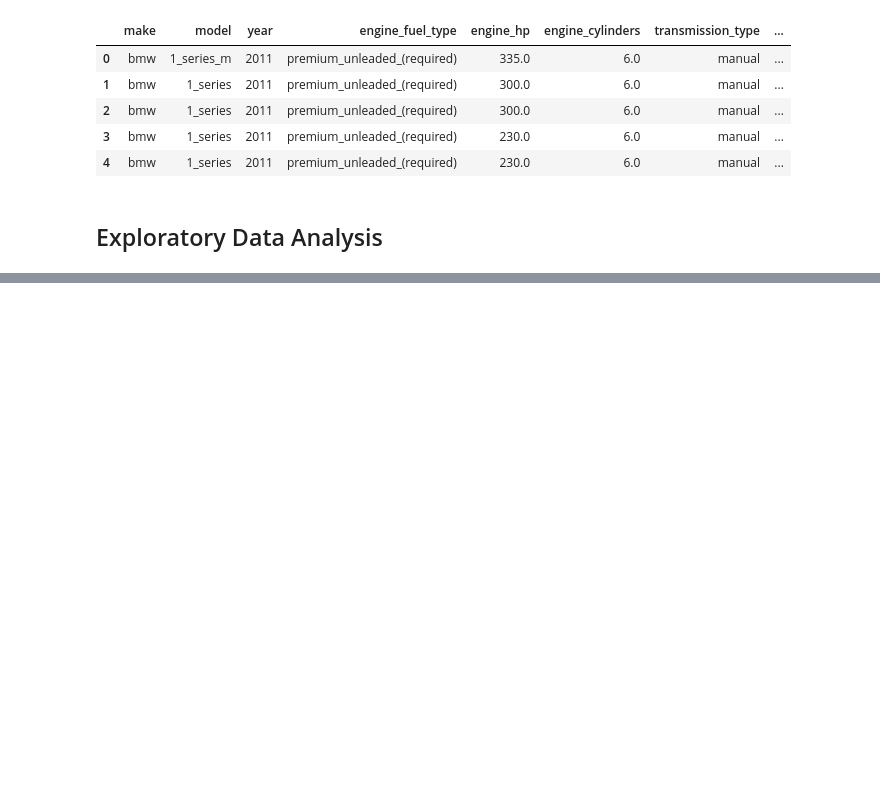
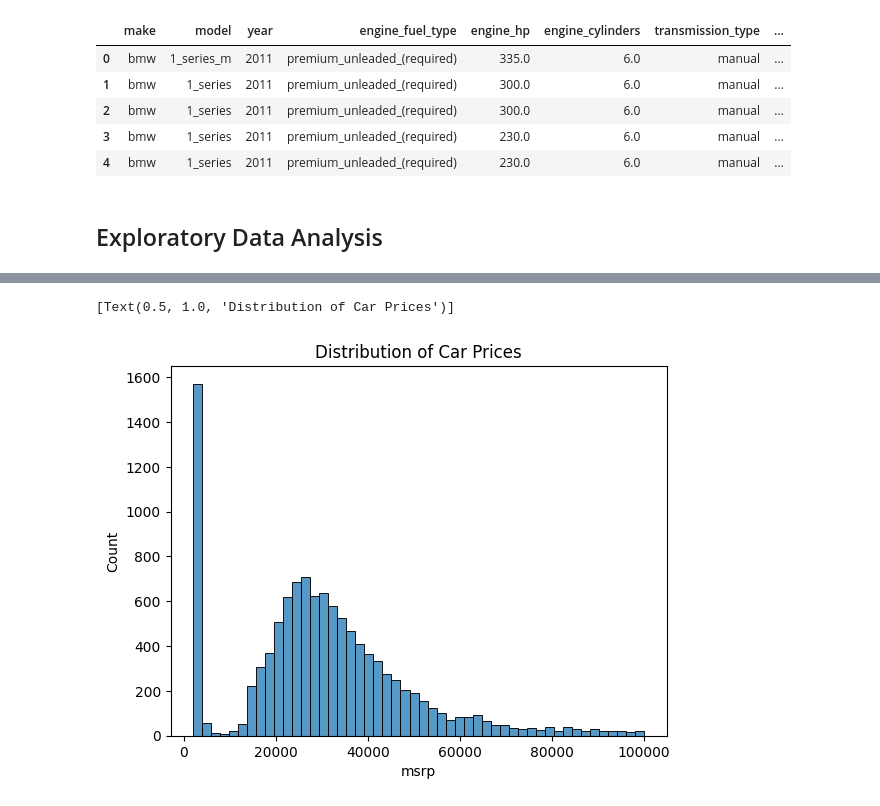
Before and after one commit to ArmandWinant/ml-zoomcamp, a Jupyter notebook: 02-regression/carprice.ipynb, the cells around one changed output, grey strips where cells are left out. Saved outputs shown, nothing was run; the diff lists cells and outputs as text; code cells hidden in the pictures; blank space fills up the shorter version.

```diff
--- a/02-regression/carprice.ipynb
+++ b/02-regression/carprice.ipynb
@@ -58,0 +65,5 @@ df.describe()
+# %%
+sns.histplot(df[df.msrp < 100000].msrp, bins=50).set(title='Distribution of Car Prices')
+# %% [output]
+[Text(0.5, 1.0, 'Distribution of Car Prices')]
+[figure, added]
```
Also changed, not shown: parts of 9 cells of this notebook.
